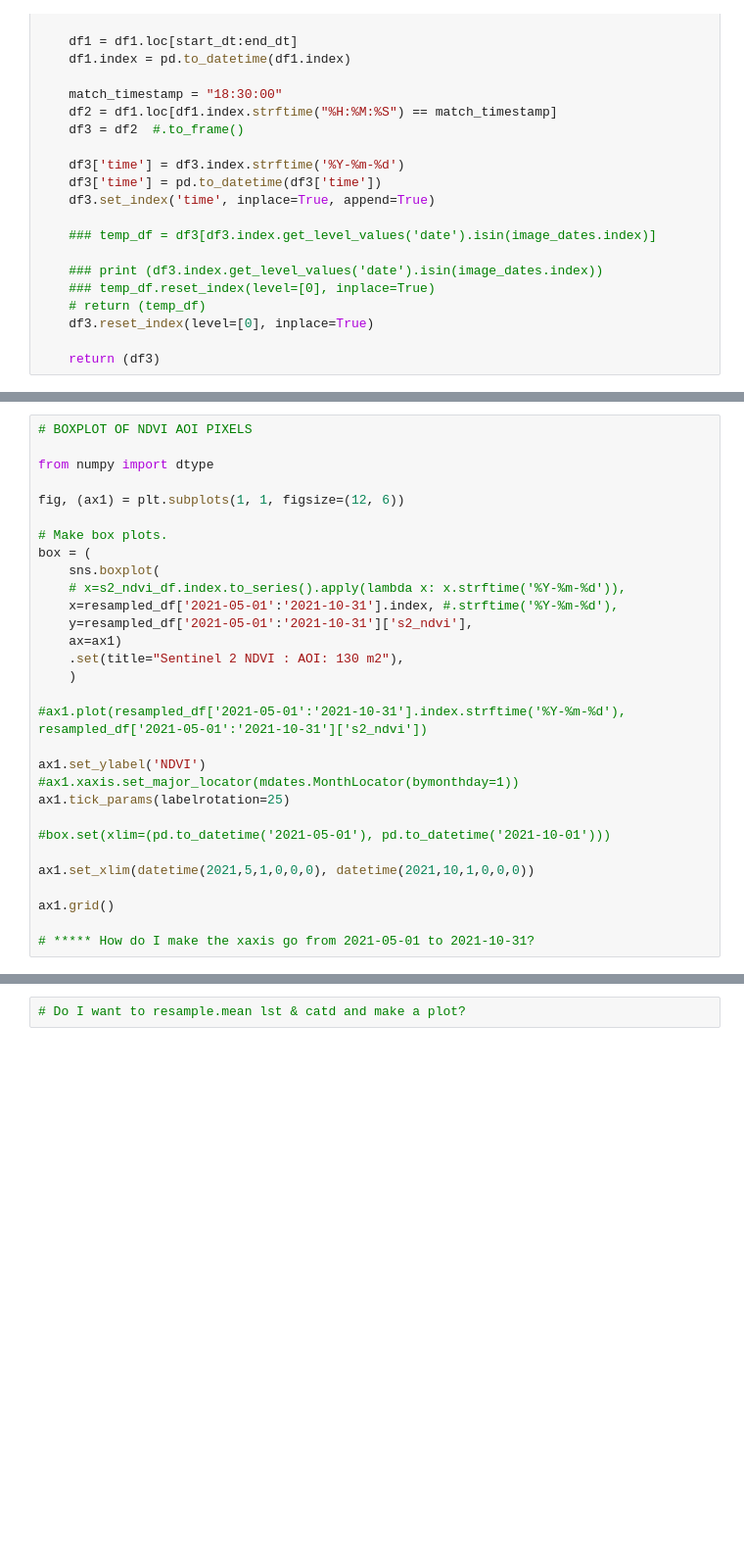
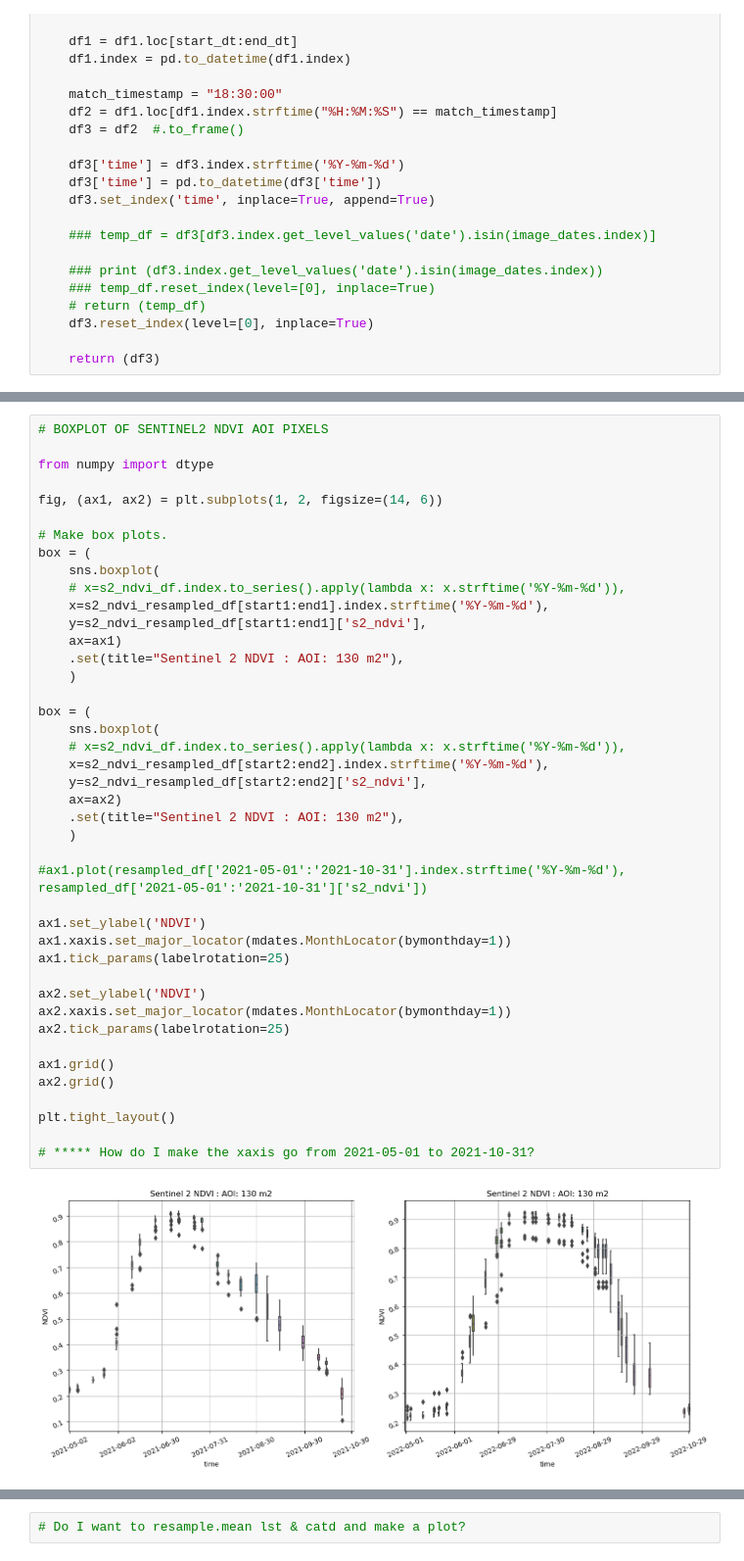
Before and after one commit to eculler/lst-crop-stress-capstone, a Jupyter notebook: exploratory/tcruicks-final-v1.ipynb, the cells around one changed output, grey strips where cells are left out. Shown at 98% size. Saved outputs shown, nothing was run; the diff lists cells and outputs as text; blank space fills up the shorter version.

```diff
--- a/exploratory/tcruicks-final-v1.ipynb
+++ b/exploratory/tcruicks-final-v1.ipynb
@@ -506,33 +562,47 @@ resampled_df.sort_index(inplace=True)
 # %%
-# BOXPLOT OF NDVI AOI PIXELS
+# BOXPLOT OF SENTINEL2 NDVI AOI PIXELS
 
 from numpy import dtype
 
-fig, (ax1) = plt.subplots(1, 1, figsize=(12, 6))
+fig, (ax1, ax2) = plt.subplots(1, 2, figsize=(14, 6))
 
 # Make box plots.
 box = (
     sns.boxplot(
     # x=s2_ndvi_df.index.to_series().apply(lambda x: x.strftime('%Y-%m-%d')),
-    x=resampled_df['2021-05-01':'2021-10-31'].index, #.strftime('%Y-%m-%d'),
-    y=resampled_df['2021-05-01':'2021-10-31']['s2_ndvi'],
+    x=s2_ndvi_resampled_df[start1:end1].index.strftime('%Y-%m-%d'),
+    y=s2_ndvi_resampled_df[start1:end1]['s2_ndvi'],
     ax=ax1)
+    .set(title="Sentinel 2 NDVI : AOI: 130 m2"),
+    )
+
+box = (
+    sns.boxplot(
+    # x=s2_ndvi_df.index.to_series().apply(lambda x: x.strftime('%Y-%m-%d')),
+    x=s2_ndvi_resampled_df[start2:end2].index.strftime('%Y-%m-%d'),
+    y=s2_ndvi_resampled_df[start2:end2]['s2_ndvi'],
+    ax=ax2)
     .set(title="Sentinel 2 NDVI : AOI: 130 m2"),
     )
 
 #ax1.plot(resampled_df['2021-05-01':'2021-10-31'].index.strftime('%Y-%m-%d'), resampled_df['2021-05-01':'2021-10-31']['s2_ndvi'])
 
 ax1.set_ylabel('NDVI')
-#ax1.xaxis.set_major_locator(mdates.MonthLocator(bymonthday=1))
+ax1.xaxis.set_major_locator(mdates.MonthLocator(bymonthday=1))
 ax1.tick_params(labelrotation=25)
 
-#box.set(xlim=(pd.to_datetime('2021-05-01'), pd.to_datetime('2021-10-01')))
-
-ax1.set_xlim(datetime(2021,5,1,0,0,0), datetime(2021,10,1,0,0,0))
+ax2.set_ylabel('NDVI')
+ax2.xaxis.set_major_locator(mdates.MonthLocator(bymonthday=1))
+ax2.tick_params(labelrotation=25)
 
 ax1.grid()
+ax2.grid()
+
+plt.tight_layout()
 
 # ***** How do I make the xaxis go from 2021-05-01 to 2021-10-31?
+# %% [output]
+[figure, added]
 # %%
 # GET METEOROLOGY INTO DATAFRAME.
 # Will use met_df in next code cell.
```
Also changed, not shown: parts of 20 cells of this notebook.
